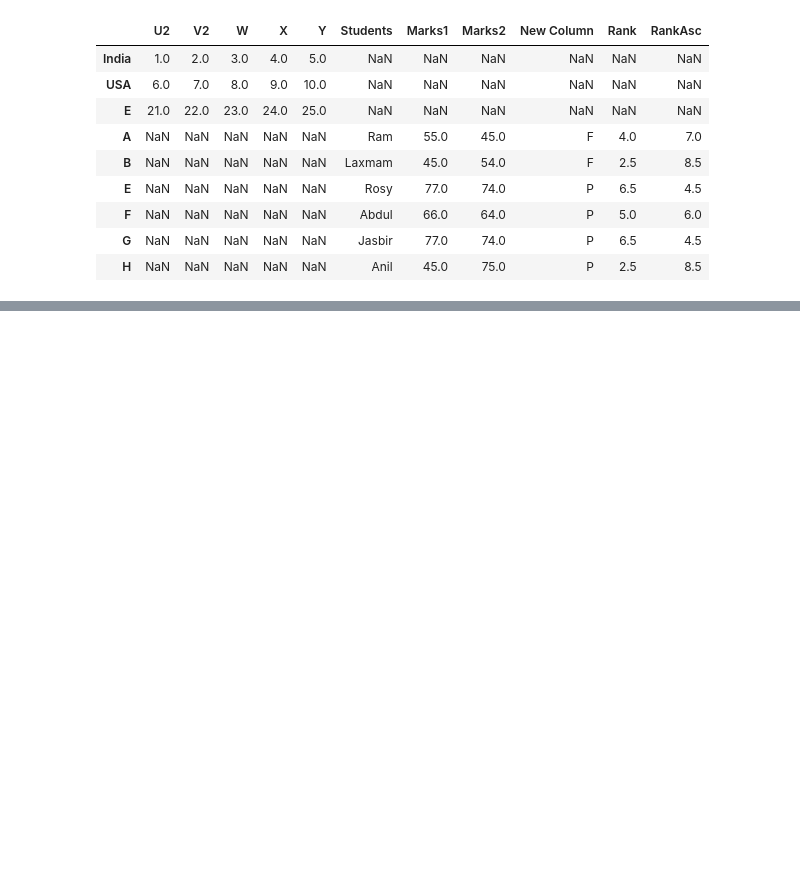
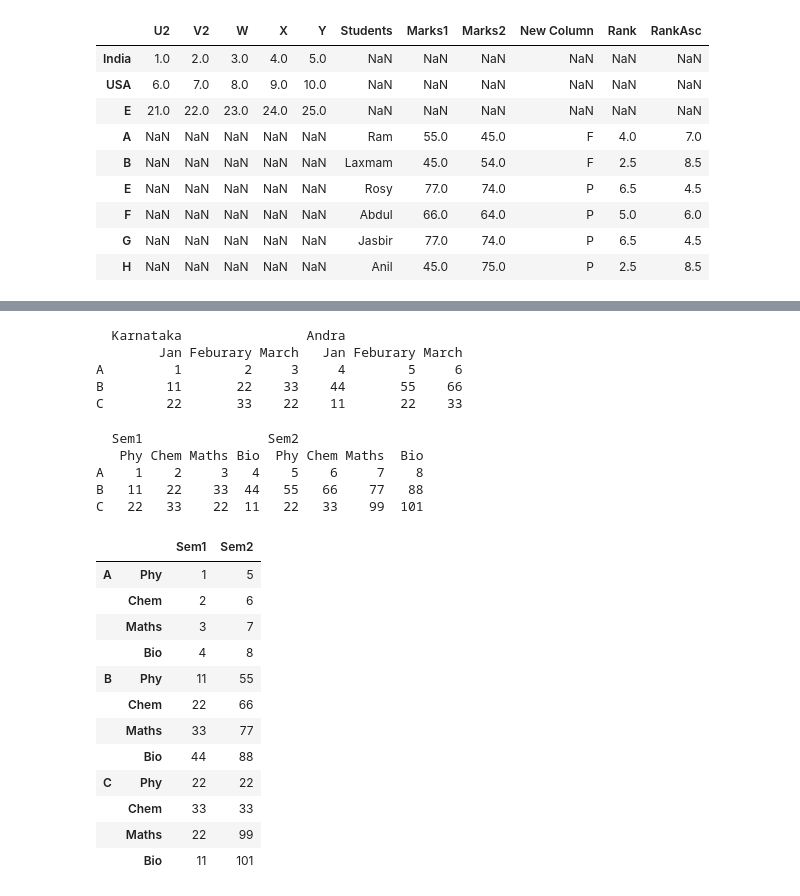
Before and after one commit to sfdxlwcSs/python-Basics, a Jupyter notebook: 101124/10thNovember.ipynb, the cells around one changed output, grey strips where cells are left out. Cells and saved outputs as stored; diff of their text form; code cells hidden in the pictures; blank space fills up the shorter version.

```diff
--- a/101124/10thNovember.ipynb
+++ b/101124/10thNovember.ipynb
@@ -847,0 +1074,3 @@ pd.concat([df,df2],axis=0).drop(['RankDense', 'RankMax'], axis=1).drop(['C', 'D'
+# %%
+header2=pd.MultiIndex.from_product([['Sem1','Sem2'],['Phy','Chem','Maths','Bio']])
+print(header2)
@@ -847,0 +1087,34 @@ pd.concat([df,df2],axis=0).drop(['RankDense', 'RankMax'], axis=1).drop(['C', 'D'
+# %%
+data=pd.DataFrame([[1,2,3,4,5,6],[11,22,33,44,55,66],[22,33,22,11,22,33]],columns=header,index=['A','B','C',])
+print(data)
+# %% [output]
+  Karnataka                Andra
+        Jan Feburary March   Jan Feburary March
+A         1        2     3     4        5     6
+B        11       22    33    44       55    66
+C        22       33    22    11       22    33
+# %%
+data2=pd.DataFrame([[1,2,3,4,5,6,7,8],[11,22,33,44,55,66,77,88],[22,33,22,11,22,33,99,101]],columns=header2,index=['A','B','C',])
+print(data2)
+# %% [output]
+  Sem1                Sem2
+   Phy Chem Maths Bio  Phy Chem Maths  Bio
+A    1    2     3   4    5    6     7    8
+B   11   22    33  44   55   66    77   88
+C   22   33    22  11   22   33    99  101
+# %%
+data2.stack(level=1,future_stack=True)
+# %% [output]
+|  |  | Sem1 | Sem2 |
+| A | Phy | 1 | 5 |
+|  | Chem | 2 | 6 |
+|  | Maths | 3 | 7 |
+|  | Bio | 4 | 8 |
+| B | Phy | 11 | 55 |
+|  | Chem | 22 | 66 |
+|  | Maths | 33 | 77 |
+|  | Bio | 44 | 88 |
+| C | Phy | 22 | 22 |
+|  | Chem | 33 | 33 |
+|  | Maths | 22 | 99 |
+|  | Bio | 11 | 101 |
```
Also changed, not shown: parts of 20 cells of this notebook, 17 other files.
